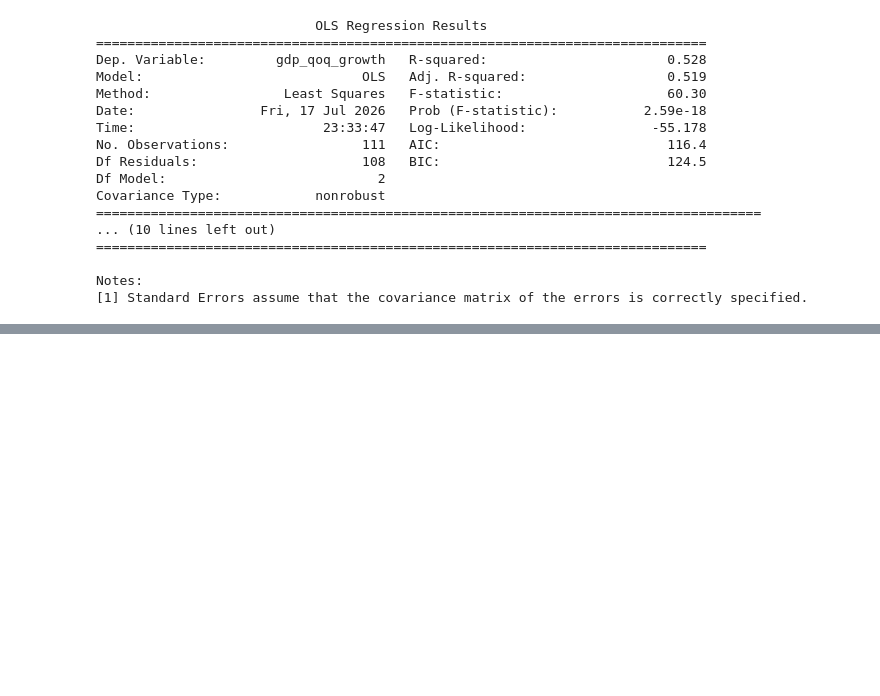
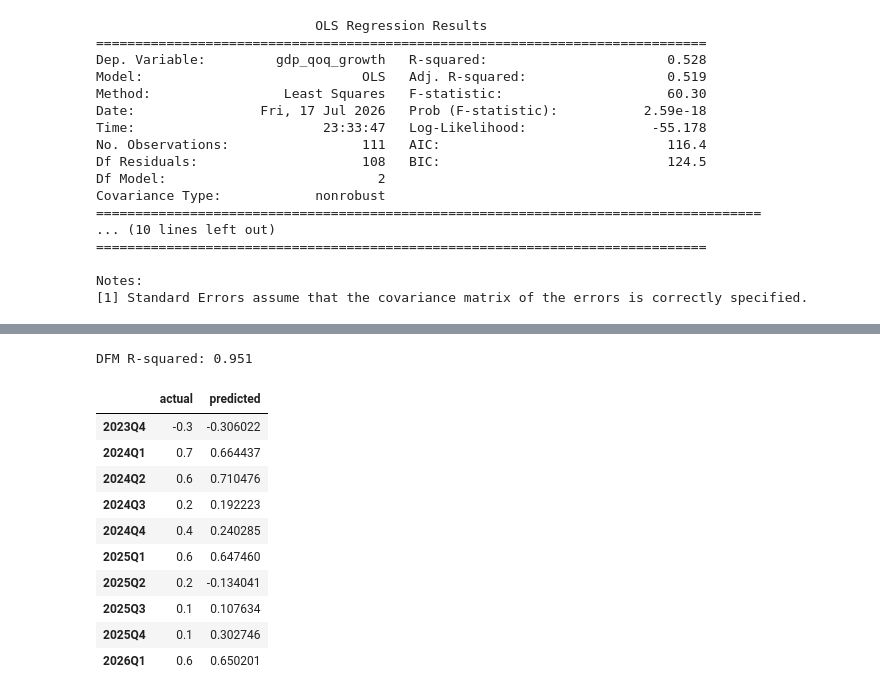
Before and after one commit to Khadeza-Zaman/uk-gdp-nowcasting, a Jupyter notebook: notebooks/01_nowcasting_exploration.ipynb, the cells around one changed output, grey strips where cells are left out. Saved outputs shown, nothing was run; the diff lists cells and outputs as text; code cells hidden in the pictures; blank space fills up the shorter version.

```diff
--- a/notebooks/01_nowcasting_exploration.ipynb
+++ b/notebooks/01_nowcasting_exploration.ipynb
@@ -230,0 +256,12 @@ Notes:
+# %%
+from statsmodels.tsa.statespace.dynamic_factor_mq import DynamicFactorMQ
+
+dfm_model = DynamicFactorMQ(
+    monthly_df,
+    endog_quarterly=quarterly_df,
+    factors=1,
+    factor_orders=1
+)
+
+dfm_fit = dfm_model.fit()
+print(dfm_fit.summary())
@@ -230,0 +286,5 @@ Notes:
+# %%
+nowcast = dfm_fit.get_prediction()
+nowcast_quarterly = nowcast.predicted_mean['gdp_qoq_growth']
+
+print(nowcast_quarterly.tail(10))
@@ -230,0 +304,30 @@ Notes:
+# %%
+from sklearn.metrics import r2_score
+
+nowcast_df = nowcast_quarterly.to_frame(name='predicted_gdp')
+nowcast_df.index = pd.PeriodIndex(nowcast_df.index, freq='M')
+nowcast_df['quarter'] = nowcast_df.index.asfreq('Q')
+
+quarterly_pred = nowcast_df.groupby('quarter')['predicted_gdp'].last()
+
+comparison = pd.DataFrame({
+    'actual': quarterly_df['gdp_qoq_growth'],
+    'predicted': quarterly_pred
+}).dropna()
+
+r2 = r2_score(comparison['actual'], comparison['predicted'])
+print(f"DFM R-squared: {r2:.3f}")
+comparison.tail(10)
+# %% [output]
+DFM R-squared: 0.951
+|  | actual | predicted |
+| 2023Q4 | -0.3 | -0.306022 |
+| 2024Q1 | 0.7 | 0.664437 |
+| 2024Q2 | 0.6 | 0.710476 |
+| 2024Q3 | 0.2 | 0.192223 |
+| 2024Q4 | 0.4 | 0.240285 |
+| 2025Q1 | 0.6 | 0.647460 |
+| 2025Q2 | 0.2 | -0.134041 |
+| 2025Q3 | 0.1 | 0.107634 |
+| 2025Q4 | 0.1 | 0.302746 |
+| 2026Q1 | 0.6 | 0.650201 |
```
Also changed, not shown: parts of 8 cells of this notebook, 1 other file.
